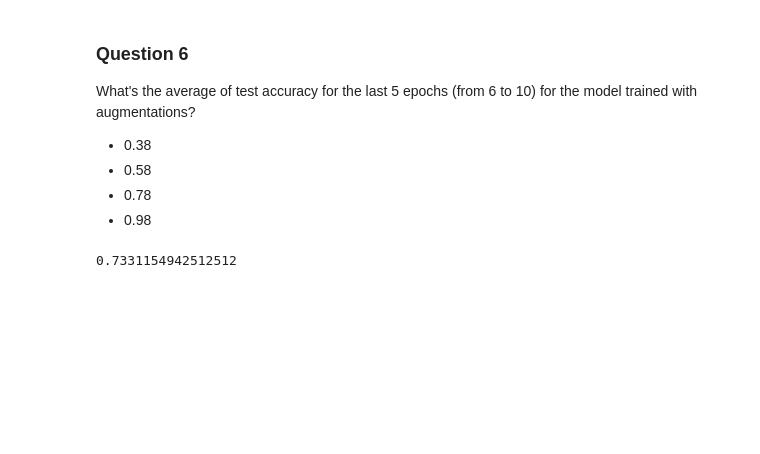
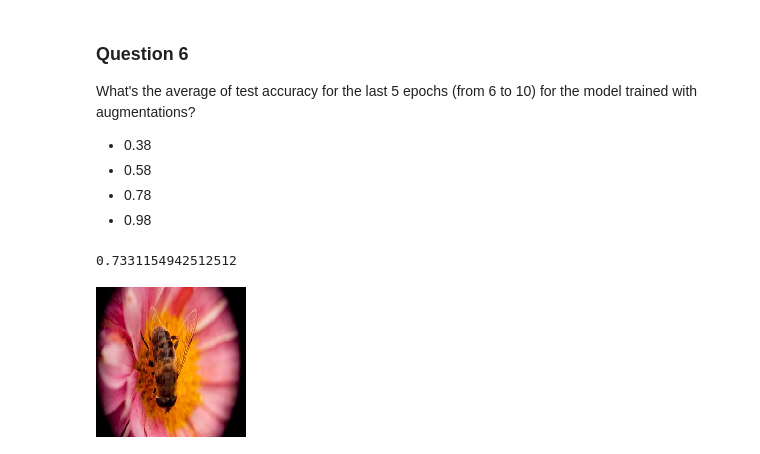
Before and after one commit to Tadwork/MLZoomCampSolutions, a Jupyter notebook: week8/homework.ipynb, the cells around one changed output. Saved outputs shown, nothing was run; the diff lists cells and outputs as text; code cells hidden in the pictures; blank space fills up the shorter version.

Commit message:
add some simple tests

```diff
--- a/week8/homework.ipynb
+++ b/week8/homework.ipynb
@@ -318,3 +318,11 @@ test_accuracy = history.history['val_accuracy'][5:]
 np.median(test_accuracy)
 # %% [output]
 0.7331154942512512
+# %%
+bee_img = keras.preprocessing.image.load_img(
+    './bee-wasp/test/bee/10007154554_026417cfd0_n.jpg',
+    target_size=(150, 150)
+)
+bee_img
+# %% [output]
+[figure, added]
```
Also changed, not shown: parts of 3 cells of this notebook.
